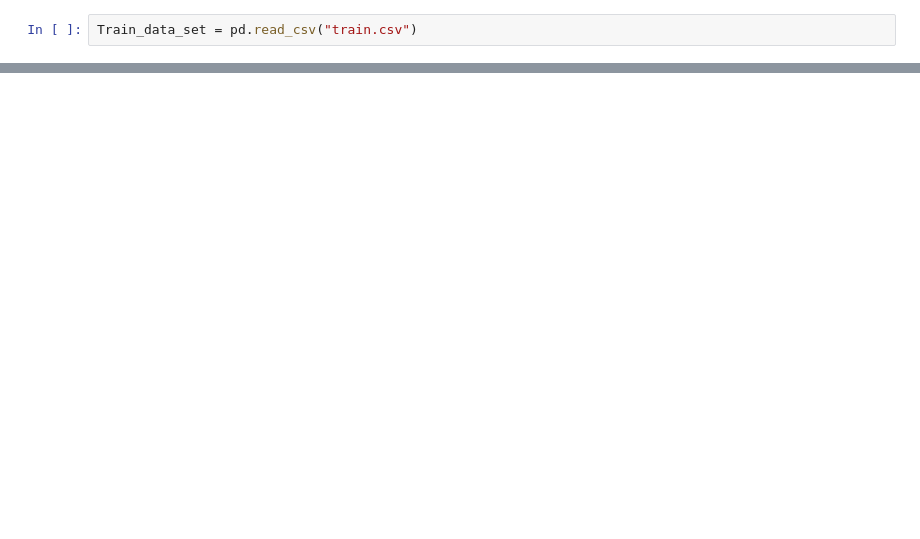
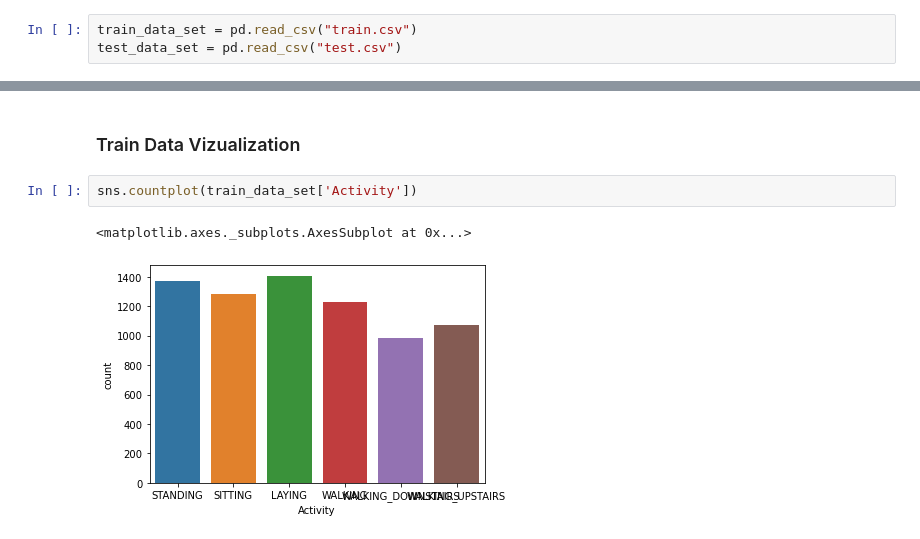
Before and after one commit to Arx1971/Human-Activity-Recognition-Classifier, a Jupyter notebook: human_activity_classifier.ipynb, the cells around one changed output, grey strips where cells are left out. Cells and saved outputs as stored; diff of their text form; blank space fills up the shorter version.

Commit message:
New Data Added

```diff
--- a/human_activity_classifier.ipynb
+++ b/human_activity_classifier.ipynb
@@ -9,2 +17,3 @@ Num GPUs Available:  1
 # %%
-Train_data_set = pd.read_csv("train.csv")
+train_data_set = pd.read_csv("train.csv")
+test_data_set = pd.read_csv("test.csv")
@@ -30,0 +99,7 @@ print(Train_data_set)
+# %% [markdown]
+### Train Data Vizualization
+# %%
+sns.countplot(train_data_set['Activity'])
+# %% [output]
+<matplotlib.axes._subplots.AxesSubplot at 0x...>
+[figure, added]
```
Also changed, not shown: parts of 16 cells of this notebook, 29 other files.
